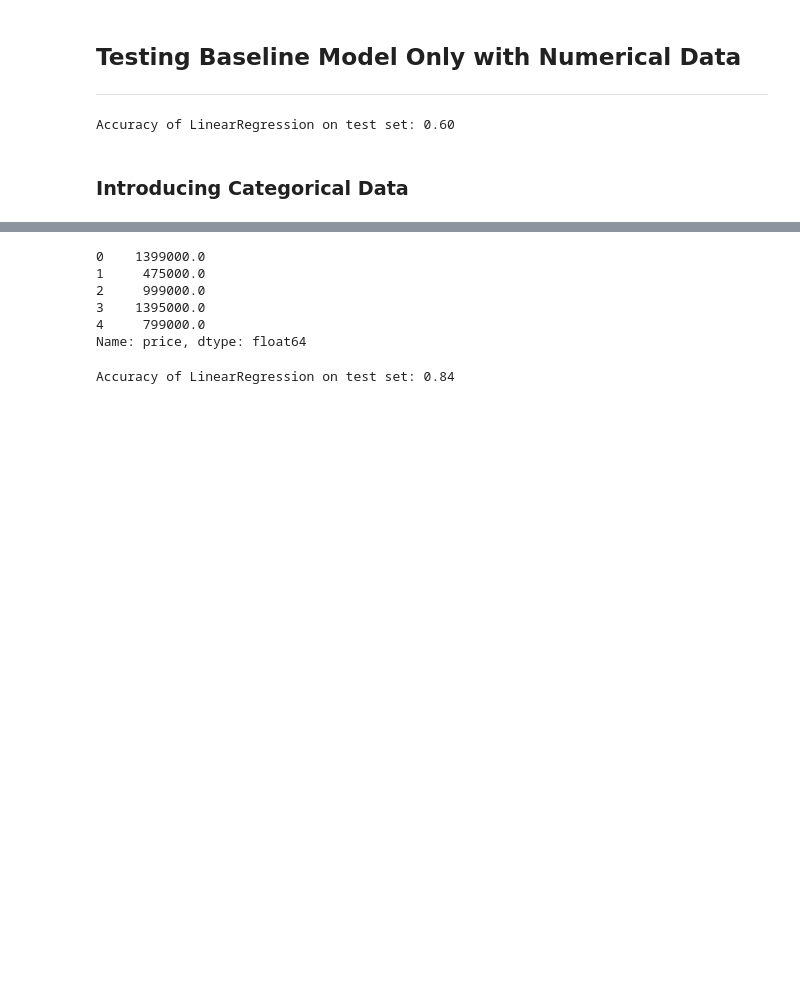
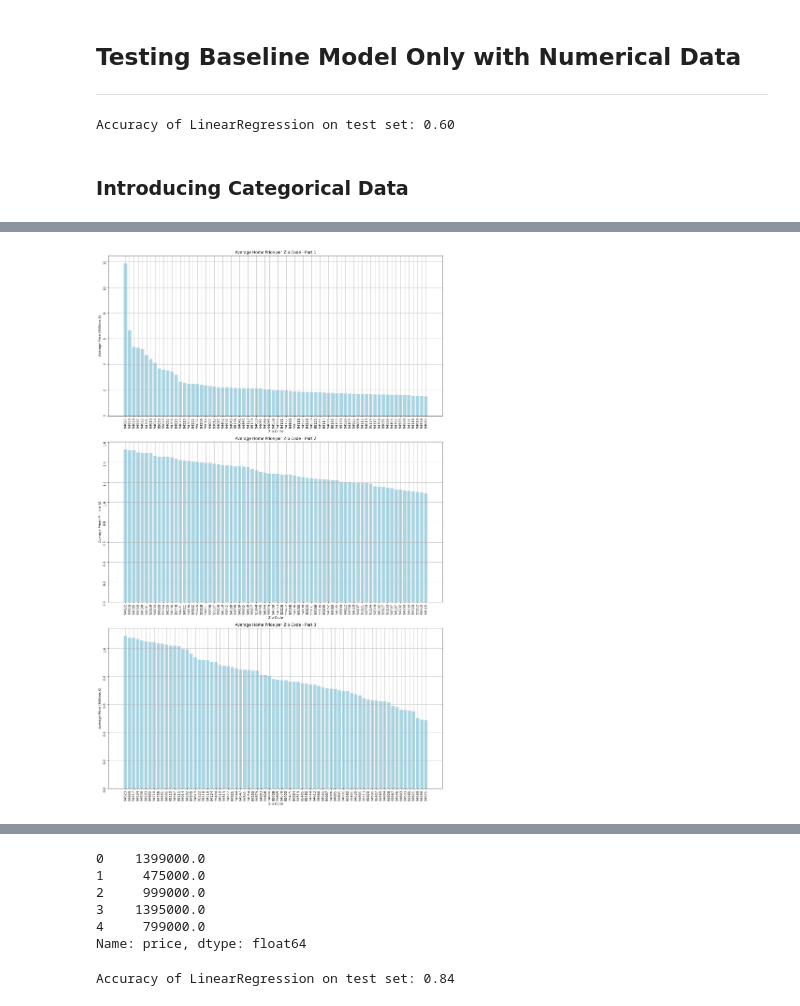
Before and after one commit to ItamarLevi02/House_Price_Prediction, a Jupyter notebook: flask/model/model.ipynb, the cells around one changed output, grey strips where cells are left out. Drawn from its saved outputs; the diff is of its cells as text; code cells hidden in the pictures; blank space fills up the shorter version.

```diff
--- a/flask/model/model.ipynb
+++ b/flask/model/model.ipynb
@@ -181,0 +223,32 @@ dummies.head()
+# %%
+import matplotlib.pyplot as plt
+import numpy as np
+
+def plot_average_prices_multiple_subplots(zip_prices, num_subplots=2):
+    # Sorting the zip codes by price for better analysis
+    zip_prices_sorted = zip_prices.sort_values('price', ascending=False).reset_index(drop=True)
+    total_zip_codes = len(zip_prices_sorted)
+    zip_codes_per_subplot = total_zip_codes // num_subplots
+
+    fig, axs = plt.subplots(num_subplots, 1, figsize=(15, 8 * num_subplots))
+
+    for i in range(num_subplots):
+        start_index = i * zip_codes_per_subplot
+        if i == num_subplots - 1:  # Ensure the last subplot includes all remaining zip codes
+            end_index = total_zip_codes
+        else:
+            end_index = start_index + zip_codes_per_subplot
+
+        axs[i].bar(zip_prices_sorted['zip_code'].astype(str)[start_index:end_index],
+                   zip_prices_sorted['price'][start_index:end_index]/1e6, color='lightblue')
+        axs[i].set_xlabel('Zip Code')
+        axs[i].set_ylabel('Average Price (Millions $)')
+        axs[i].set_title('Average Home Price per Zip Code - Part {}'.format(i + 1))
+        axs[i].tick_params(labelrotation=90)
+        axs[i].grid(True)
+
+    plt.tight_layout()
+    plt.show()
+plot_average_prices_multiple_subplots(average_price_per_zip, num_subplots=3)
+# %% [output]
+[figure, added]
```
Also changed, not shown: parts of 32 cells of this notebook, 17 other files.
